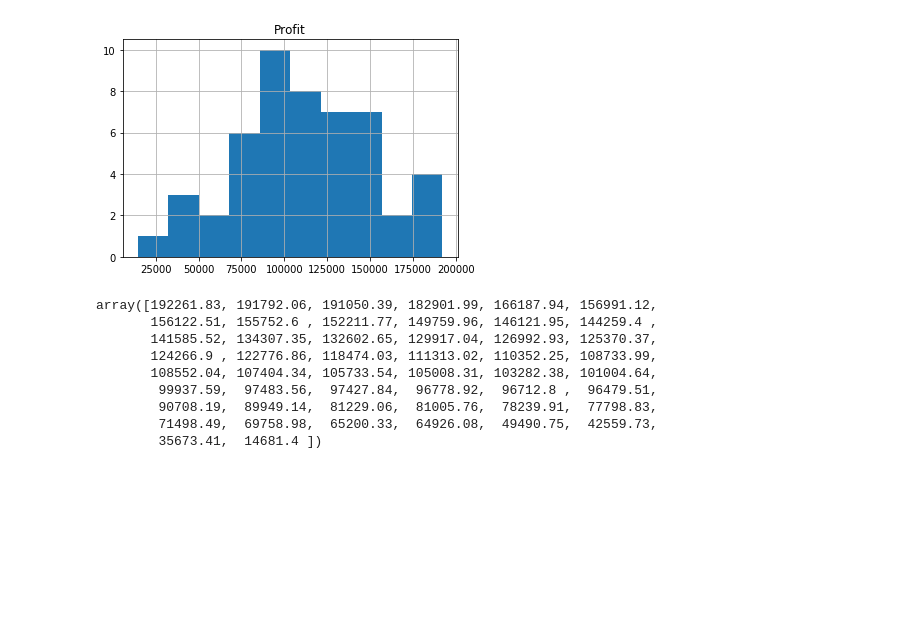
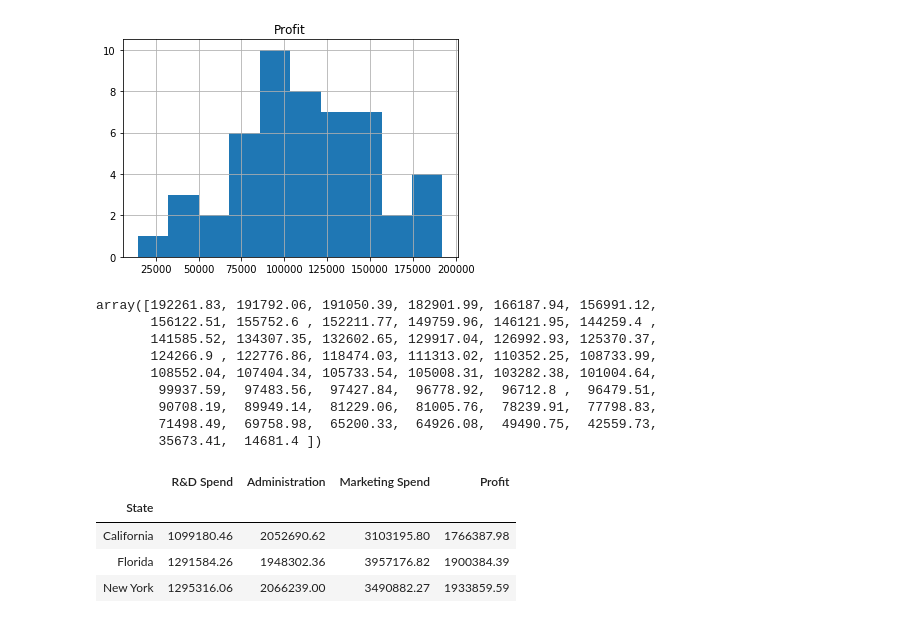
Before and after one commit to krishna225-k/Python_scripts, a Jupyter notebook: python_ml/class_practice.ipynb, the cells around one changed output. Drawn from its saved outputs; the diff is of its cells as text; code cells hidden in the pictures; blank space fills up the shorter version.

```diff
--- a/python_ml/class_practice.ipynb
+++ b/python_ml/class_practice.ipynb
@@ -650,3 +650,11 @@ array([192261.83, 191792.06, 191050.39, 182901.99, 166187.94, 156991.12,
         90708.19,  89949.14,  81229.06,  81005.76,  78239.91,  77798.83,
         71498.49,  69758.98,  65200.33,  64926.08,  49490.75,  42559.73,
         35673.41,  14681.4 ])
+# %%
+dataset.groupby(by=['State']).sum()
+# %% [output]
+|  | R&D Spend | Administration | Marketing Spend | Profit |
+| State |  |  |  |  |
+| California | 1099180.46 | 2052690.62 | 3103195.80 | 1766387.98 |
+| Florida | 1291584.26 | 1948302.36 | 3957176.82 | 1900384.39 |
+| New York | 1295316.06 | 2066239.00 | 3490882.27 | 1933859.59 |
```
Also changed, not shown: parts of 32 cells of this notebook, 1 other file.
